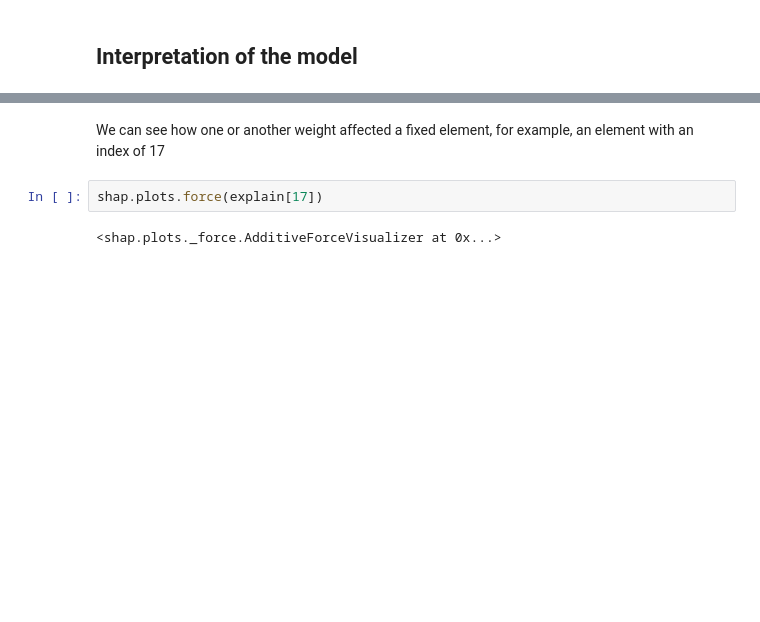
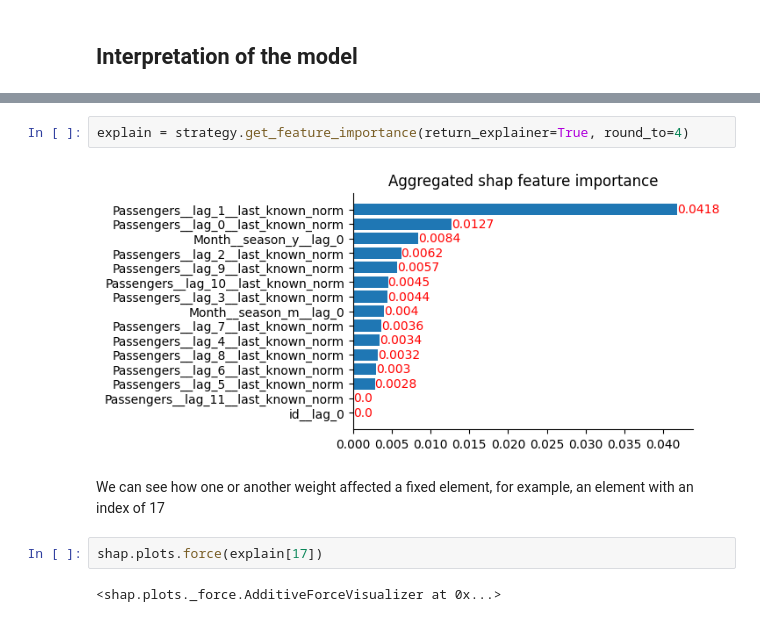
Before and after one commit to sb-ai-lab/tsururu, a Jupyter notebook: examples/Tutorial_1_Quick_start.ipynb, the cells around one changed output, grey strips where cells are left out. Cells and saved outputs as stored; diff of their text form; blank space fills up the shorter version.

```diff
--- a/examples/Tutorial_1_Quick_start.ipynb
+++ b/examples/Tutorial_1_Quick_start.ipynb
@@ -436,3 +431,7 @@ explain, feature_name = strategy.trainers[0].get_feature_importance_plots()
+# %%
+explain = strategy.get_feature_importance(return_explainer=True, round_to=4)
+# %% [output]
+[figure, added]
 # %% [markdown]
 We can see how one or another weight affected a fixed element, for example, an element with an index of 17
 # %%
```
Also changed, not shown: parts of 19 cells of this notebook.
